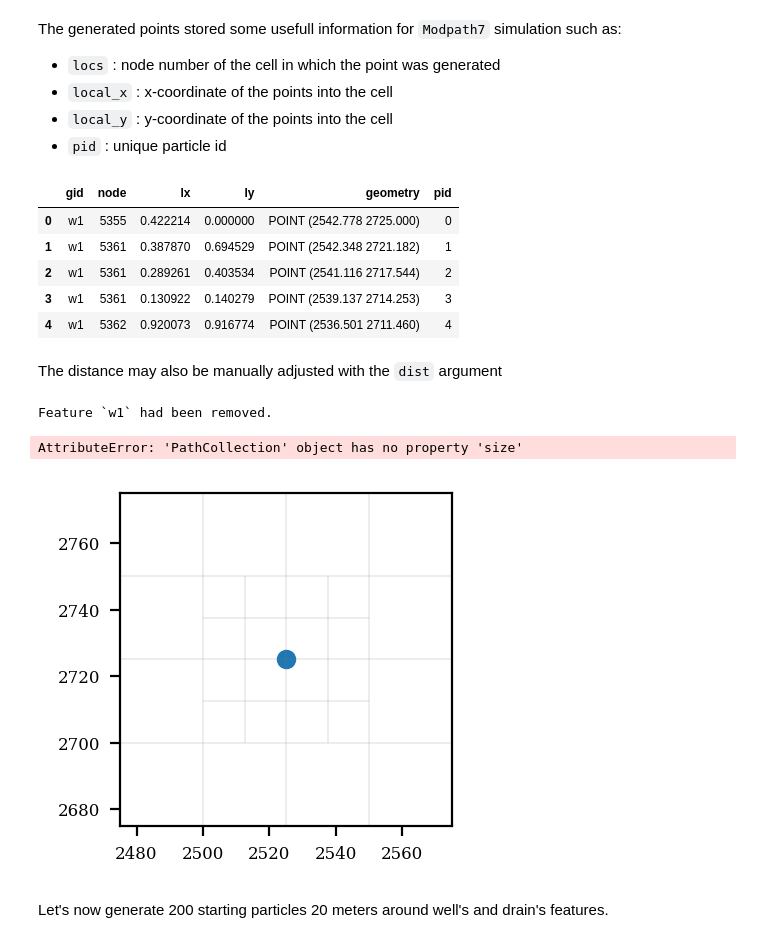
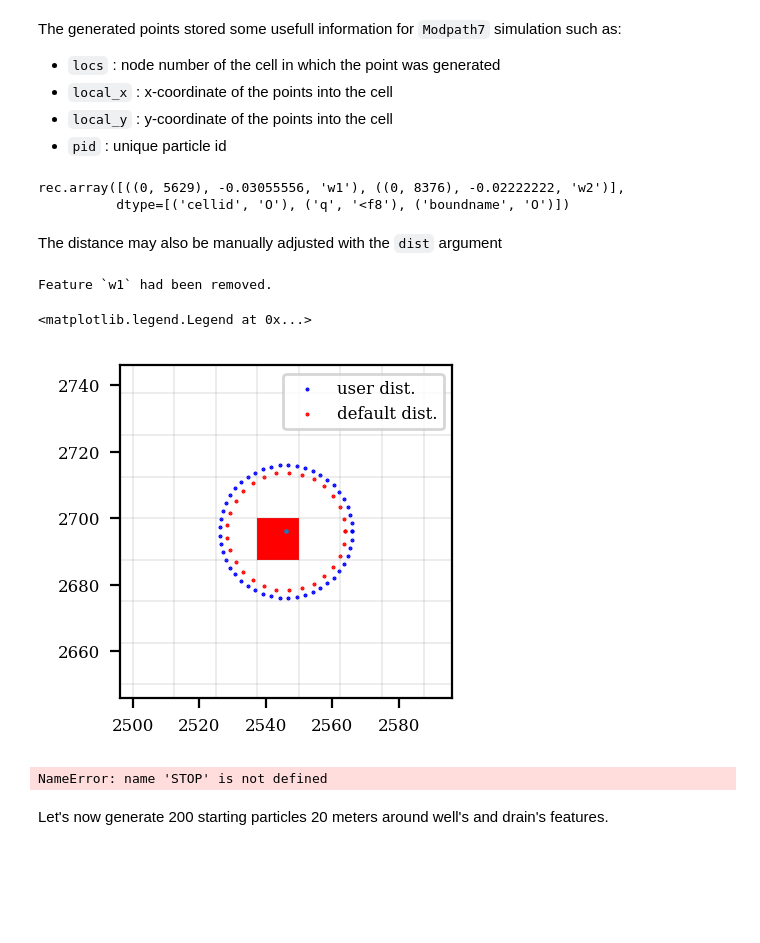
Before and after one commit to tracktools/tracktools, a Jupyter notebook: synmodel/tutorial.ipynb, the cells around one changed output. Drawn from its saved outputs; the diff is of its cells as text; code cells hidden in the pictures; blank space fills up the shorter version.

```diff
--- a/synmodel/tutorial.ipynb
+++ b/synmodel/tutorial.ipynb
@@ -177,13 +173,10 @@ The generated points stored some usefull information for `Modpath7` simulation s
   - `pid` : unique particle id
 # %%
 pg.particledata.head(5)
+gwf.wel.stress_period_data.get_data(0)
 # %% [output]
-|  | gid | node | lx | ly | geometry | pid |
-| 0 | w1 | 5355 | 0.422214 | 0.000000 | POINT (2542.778 2725.000) | 0 |
-| 1 | w1 | 5361 | 0.387870 | 0.694529 | POINT (2542.348 2721.182) | 1 |
-| 2 | w1 | 5361 | 0.289261 | 0.403534 | POINT (2541.116 2717.544) | 2 |
-| 3 | w1 | 5361 | 0.130922 | 0.140279 | POINT (2539.137 2714.253) | 3 |
-| 4 | w1 | 5362 | 0.920073 | 0.916774 | POINT (2536.501 2711.460) | 4 |
+rec.array([((0, 5629), -0.03055556, 'w1'), ((0, 8376), -0.02222222, 'w2')],
+          dtype=[('cellid', 'O'), ('q', '<f8'), ('boundname', 'O')])
 # %% [markdown]
  The distance may also be manually adjusted with the `dist` argument
 # %%
@@ -191,39 +184,44 @@ pg.particledata.head(5)
 pg.remove_particledata()
 
 # seed with a user defined distance (in grid distance unit)
-pg.gen_points(well_shpfile, dist=10., n = 30, id_field='FID', fids='w1')
+pg.gen_points(well_shpfile, dist=20., n = 50, id_field='FID', fids='w1')
 partset1 = pg.particledata.copy()
 pg.remove_particledata(fids = 'w1', verbose=True)
 
 # seed particle with default value (cell diagonal)
 pg.gen_points(well_shpfile, n = 30, id_field='FID', fids='w1')
 partset2 = pg.particledata.copy()
 
 # plot well "W1" with starting points and model grid
 mpl.rcParams['figure.dpi'] = 200
 plt.rc('font', family='serif', size=6)
 fig, ax = plt.subplots(figsize=(2.5,2.2))
 pmv = flopy.plot.PlotMapView(model=gwf, ax=ax)
 pmv.plot_grid(lw = 0.05)
+pmv.plot_bc('WEL', color = 'red')
 
 wells_gdf = gpd.read_file(well_shpfile)
 x0 = wells_gdf.loc[wells_gdf.FID=='w1'].geometry.x[0]
 y0 = wells_gdf.loc[wells_gdf.FID=='w1'].geometry.y[0]
 wd = 50.
 ax.set_xlim(x0-wd,x0+wd)
 ax.set_ylim(y0-wd,y0+wd)
 
 # plot well
-wells_gdf.loc[wells_gdf.FID=='w1'].plot(ax=ax)
+wells_gdf.loc[wells_gdf.FID=='w1'].plot(ax=ax,markersize=0.5)
 
 # plot particles
-partset1.plot(ax=ax,color='blue',size = 0.5,label='default dist.')
-partset2.plot(ax=ax,color='red',label='user dist.')
+partset1.plot(ax=ax,color='blue',label='user dist.',markersize=0.2)
+partset2.plot(ax=ax,color='red',label='default dist.',markersize=0.2)
 ax.legend()
 # %% [output]
 Feature `w1` had been removed.
-AttributeError: 'PathCollection' object has no property 'size'
+<matplotlib.legend.Legend at 0x...>
-[figure, old version]
+[figure, new version]
+# %%
+STOP
+# %% [output]
+NameError: name 'STOP' is not defined
 # %% [markdown]
 Let's now generate 200 starting particles 20 meters around well's and drain's features.
 # %%
```
Also changed, not shown: parts of 9 cells of this notebook, 47 other files.
